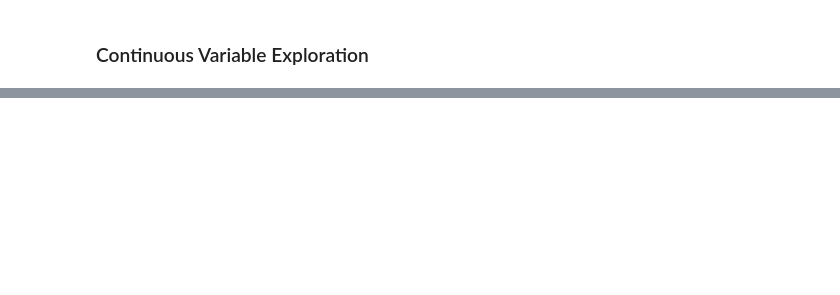
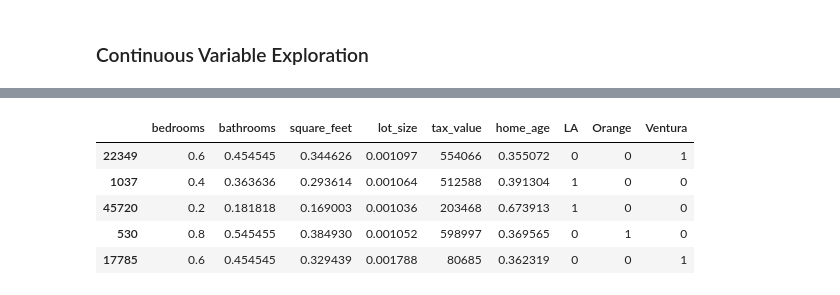
Before and after one commit to cristinalucin/regression-project, a Jupyter notebook: project_workbook.ipynb, the cells around one changed output, grey strips where cells are left out. Cells and saved outputs as stored; diff of their text form; code cells hidden in the pictures; blank space fills up the shorter version.

```diff
--- a/project_workbook.ipynb
+++ b/project_workbook.ipynb
@@ -327,0 +517,14 @@ NameError: name 'y_train' is not defined
+# %%
+#Need to make county a dummy variable so I can use it in this
+#Make dummy variables from county and rename them to make it easier
+#train = pd.get_dummies(train, columns=['county'], drop_first=False)
+train = train.rename(columns = {'county_Los Angeles':'LA', 'county_Orange':'Orange','county_Ventura':'Ventura'})
+# %%
+train.head()
+# %% [output]
+|  | bedrooms | bathrooms | square_feet | lot_size | tax_value | home_age | LA | Orange | Ventura |
+| 22349 | 0.6 | 0.454545 | 0.344626 | 0.001097 | 554066 | 0.355072 | 0 | 0 | 1 |
+| 1037 | 0.4 | 0.363636 | 0.293614 | 0.001064 | 512588 | 0.391304 | 1 | 0 | 0 |
+| 45720 | 0.2 | 0.181818 | 0.169003 | 0.001036 | 203468 | 0.673913 | 1 | 0 | 0 |
+| 530 | 0.8 | 0.545455 | 0.384930 | 0.001052 | 598997 | 0.369565 | 0 | 1 | 0 |
+| 17785 | 0.6 | 0.454545 | 0.329439 | 0.001788 | 80685 | 0.362319 | 0 | 0 | 1 |
```
Also changed, not shown: parts of 82 cells of this notebook, 1 other file.
